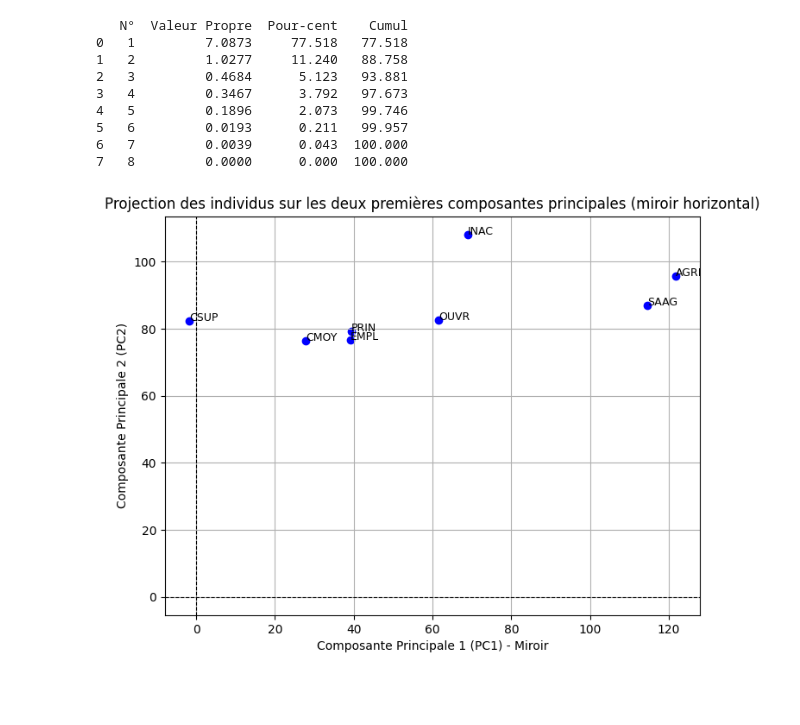
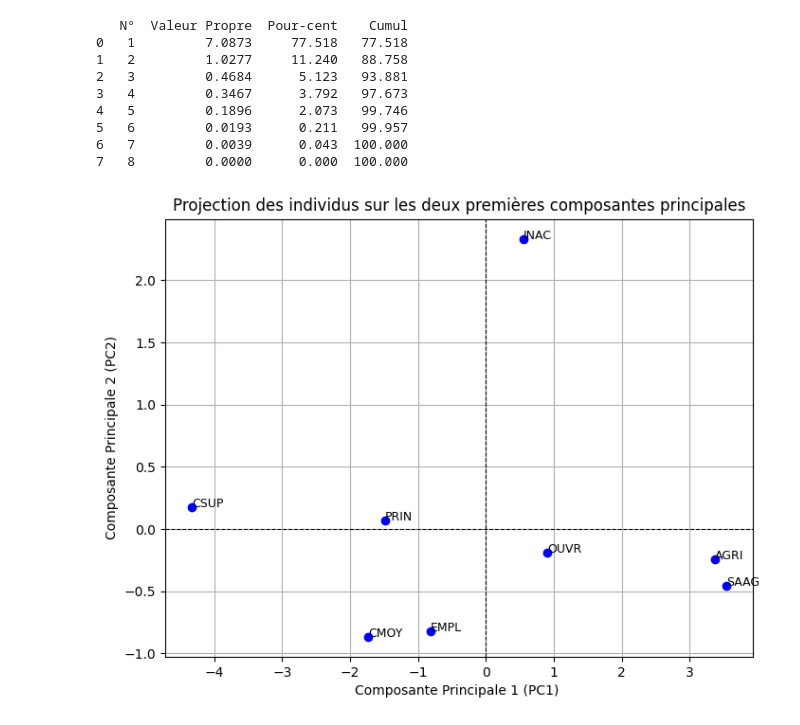
Before and after one commit to FirasKahlaoui/acp-project, a Jupyter notebook: ACP_VIz.ipynb, the cells around one changed output. Drawn from its saved outputs; the diff is of its cells as text; code cells hidden in the pictures; blank space fills up the shorter version.

```diff
--- a/ACP_VIz.ipynb
+++ b/ACP_VIz.ipynb
@@ -49,6 +49,9 @@ LEC   2.950000   11.875952    6.533176    2.805353
 RAI   4.190000   17.970000   10.276453    4.398496
 PLP   5.670046   40.620000   24.133993   12.274433
 # %%
+# Sélectionner les colonnes numériques
+numeric_data = data.select_dtypes(include=[np.number])
+
 # Calcul de la matrice de corrélation
 correlation_matrix = numeric_data.corr()
 
@@ -98,24 +101,25 @@ print(resultats_pca)
 7   8         0.0000      0.000  100.000
 # %%
 # Création d'un DataFrame pour les individus avec leurs coordonnées sur les deux premières composantes
+individuals_table = pd.DataFrame(pca.transform(numeric_data_scaled), columns=[f'PC{i+1}' for i in range(numeric_data_scaled.shape[1])])
 mirrored_individuals_table = individuals_table.copy()
 mirrored_individuals_table['PC1'] = -mirrored_individuals_table['PC1']
 
 # Affichage des individus sur le plan des deux premières composantes (miroir horizontal)
 plt.figure(figsize=(8, 6))
 plt.scatter(mirrored_individuals_table['PC1'], mirrored_individuals_table['PC2'], color='blue', marker='o')
 
-# Annoter les individus sur le graphique
-for i, txt in enumerate(mirrored_individuals_table.index):
+# Annoter les individus sur le graphique avec leurs noms
+for i, txt in enumerate(data['Index']):
     plt.annotate(txt, (mirrored_individuals_table['PC1'][i], mirrored_individuals_table['PC2'][i]), fontsize=9)
 
 # Ajouter des labels et un titre
-plt.xlabel('Composante Principale 1 (PC1) - Miroir')
+plt.xlabel('Composante Principale 1 (PC1) ')
 plt.ylabel('Composante Principale 2 (PC2)')
 plt.title('Projection des individus sur les deux premières composantes principales')
 plt.axhline(0, color='black', linewidth=0.8, linestyle='--')
 plt.axvline(0, color='black', linewidth=0.8, linestyle='--')
 plt.grid(True)
 plt.show()
 # %% [output]
-[figure, old version]
+[figure, new version]
```
Also changed, not shown: parts of 3 cells of this notebook.
